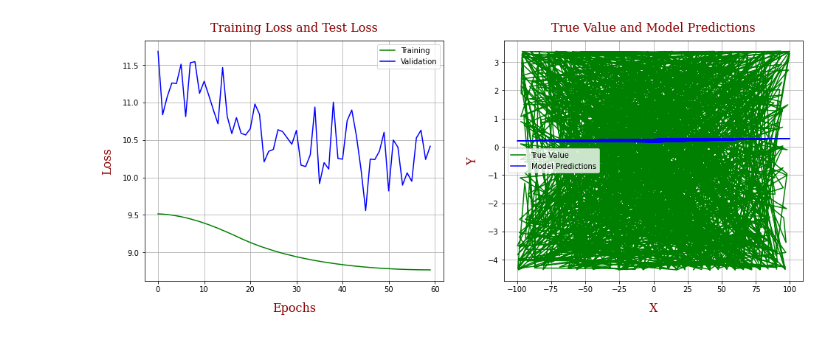
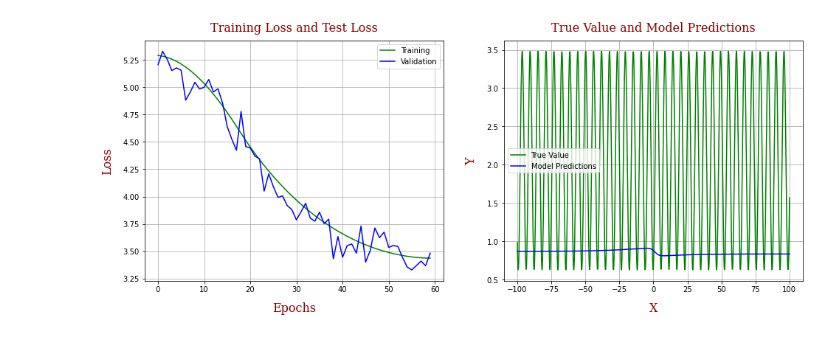
Before and after one commit to ignasa007/100-Days-of-Code, a Jupyter notebook: day2-day3_universal_approx.ipynb, the cells around one changed output. Drawn from its saved outputs; the diff is of its cells as text; code cells hidden in the pictures.

```diff
--- a/day2-day3_universal_approx.ipynb
+++ b/day2-day3_universal_approx.ipynb
@@ -180,7 +177,7 @@ def plot(X, y1, model, train_stats, test_stats):
     axs[0].legend()
     axs[0].grid()
 
-    X = torch.Tensor(X)
+    X = torch.Tensor(X.reshape((-1, 1)))
     y2 = model(X).detach().numpy()
 
     axs[1].set_xlabel('X', fontdict=fontdict, labelpad=labelpad)
@@ -196,7 +193,9 @@ transform = np.vectorize(lambda x: a * np.sin(b*x + c) + d)
 
 X = np.random.uniform(-100, 100, 1000).reshape((-1, 1))
 y1 = transform(X)
+model, train_stats, test_stats = main(X, y1, n_hidden_layers_sizes=[5, 5], epochs=60)
 
-model, train_stats, test_stats = main(X, y1, n_hidden_layers_sizes=[5], epochs=60)
+X = np.linspace(-100, 100, 1000)
+y1 = transform(X)
 plot(X, y1, model, train_stats, test_stats)
 # %% [output]
@@ -215 +214 @@ Epoch: 60 - Average training loss = 8.7676, Average validation loss = 10.4164
-[figure, old version]
+[figure, new version]
```
Also changed, not shown: parts of 4 cells of this notebook.
